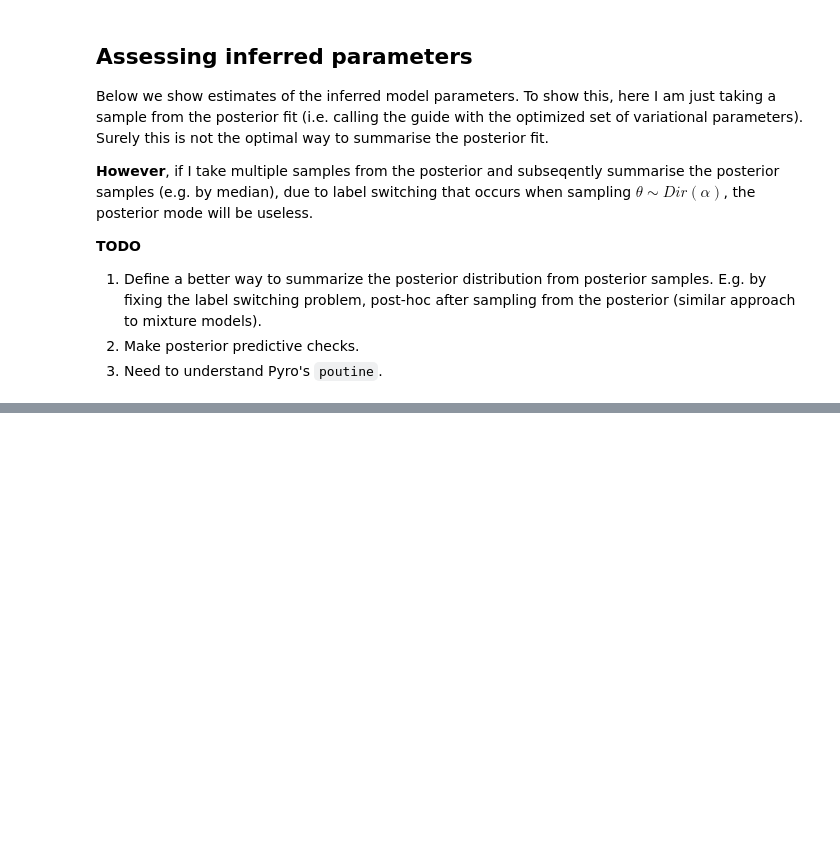
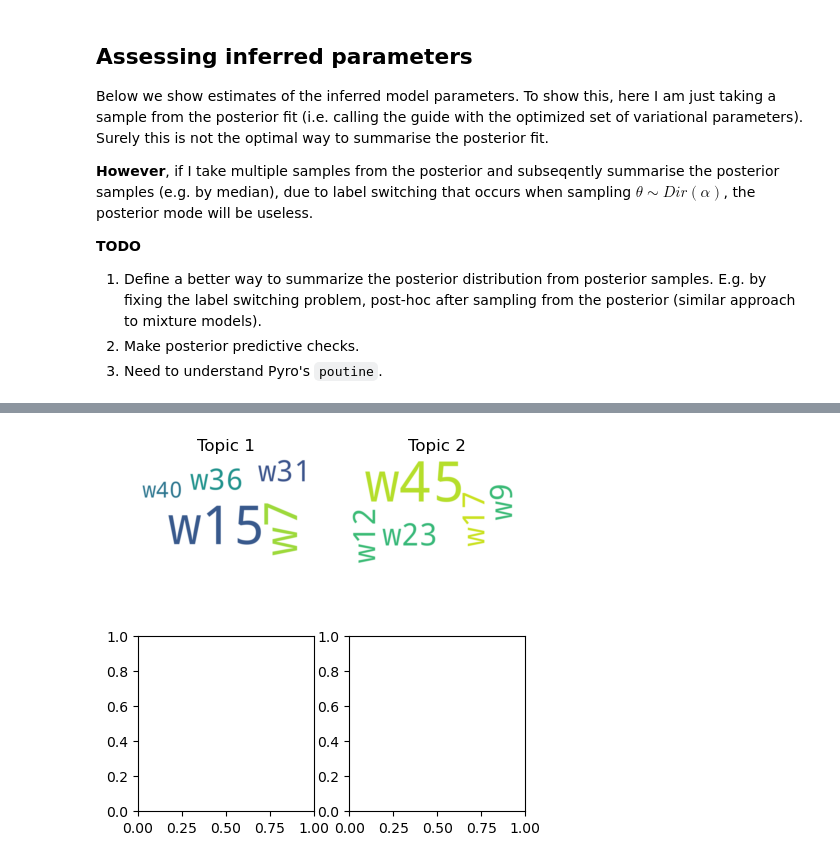
Before and after one commit to andreaskapou/stm, a Jupyter notebook: code/r_lda.ipynb, the cells around one changed output, grey strips where cells are left out. Saved outputs shown, nothing was run; the diff lists cells and outputs as text; code cells hidden in the pictures; blank space fills up the shorter version.

```diff
--- a/code/r_lda.ipynb
+++ b/code/r_lda.ipynb
@@ -181,0 +261,39 @@ array([[2.56093442e-02, 2.74588335e-02],
+# %%
+d_str = []
+for n in range(60):
+    d_str.append('w{}'.format(n))
+vocab = pd.DataFrame(columns=['id', 'index'])
+vocab['id'] = d_str
+vocab['index'] = vocab.index
+# %%
+def plot_word_cloud(phi, vocab, max_ids, ax, title):
+    """
+    Word cloud visualisation helpful for interpreting topic-word distributions
+
+    :param phi: Vector of word probabilities for specific topic
+    :param vocab: Vocabulary array with columns ('id', 'index')
+    :param max_ids: Maximum number of word ids to plot.
+    :param ax: Axis object
+    :param title: Plot title
+    """
+    sorted_, indices = torch.sort(phi, descending=True)
+    df = pd.DataFrame(indices[:max_ids].numpy(), columns=['index'])
+    words = pd.merge(df, vocab[['index', 'id']],
+                     how='left', on='index')['id'].values.tolist()
+    sizes = (sorted_[:100] * 10).int().numpy().tolist()
+    freqs = {words[i]: sizes[i] for i in range(len(words))}
+    wc = WordCloud(background_color="white", width=800, height=500)
+    wc = wc.generate_from_frequencies(freqs)
+    ax.set_title(title)
+    ax.imshow(wc, interpolation='bilinear')
+    ax.axis("off")
+
+phi = post_sample['phi']
+fig, axs = plt.subplots(2, 2, figsize=(5, 5))
+for n in range(phi.shape[0]):
+    i, j = divmod(n, 2)
+    plot_word_cloud(scale_zero_one(phi[n]), vocab, 20, axs[i, j], 'Topic %d' % (n + 1))
+
+plt.show()
+# %% [output]
+[figure, added]
```
Also changed, not shown: parts of 19 cells of this notebook, 9 other files.
